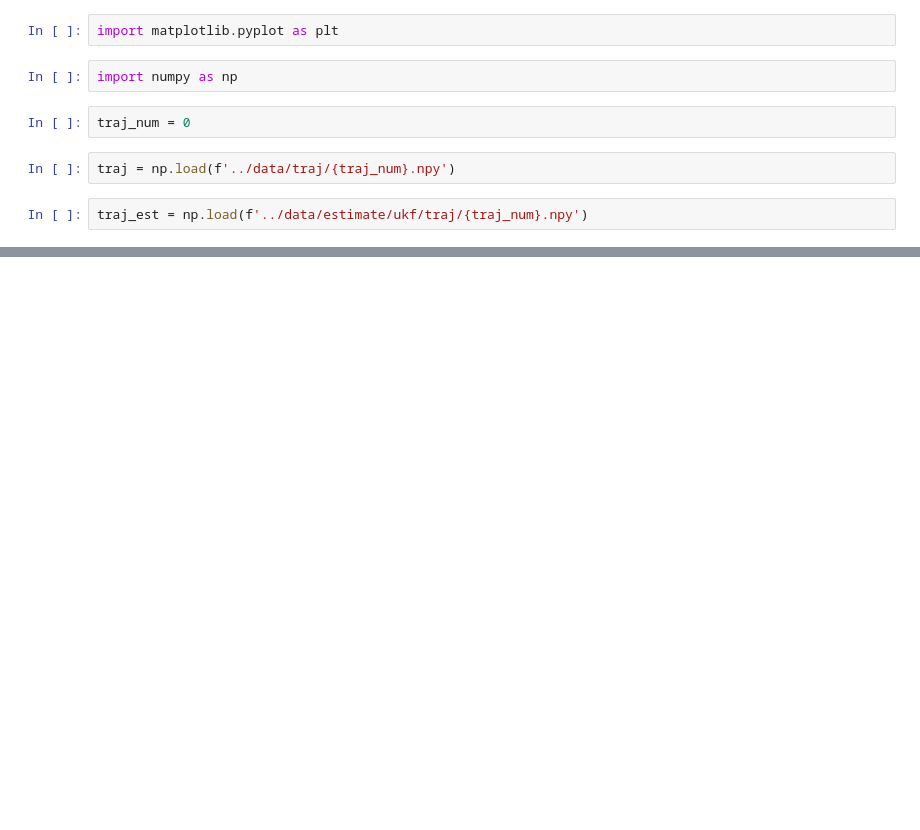
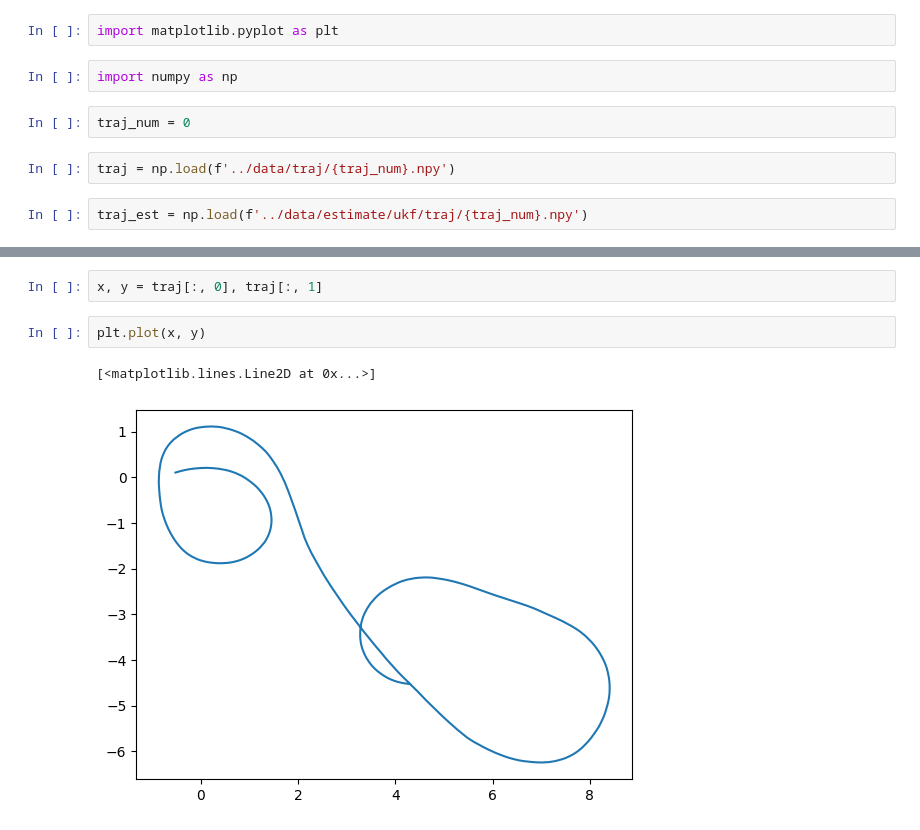
Before and after one commit to LumbaBalumba/DGSP, a Jupyter notebook: pg/traj.ipynb, the cells around one changed output, grey strips where cells are left out. Drawn from its saved outputs; the diff is of its cells as text; blank space fills up the shorter version.

```diff
--- a/pg/traj.ipynb
+++ b/pg/traj.ipynb
@@ -23,0 +28,7 @@ for i in range(4):
+# %%
+x, y = traj[:, 0], traj[:, 1]
+# %%
+plt.plot(x, y)
+# %% [output]
+[<matplotlib.lines.Line2D at 0x...>]
+[figure, added]
```
Also changed, not shown: parts of 3 cells of this notebook, 7 other files.
